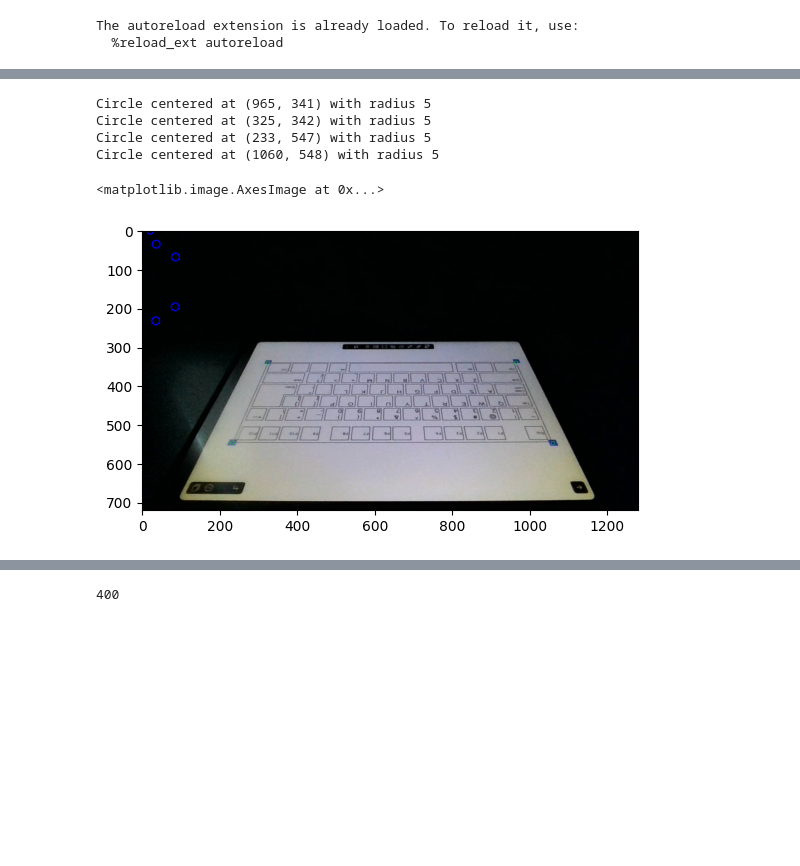
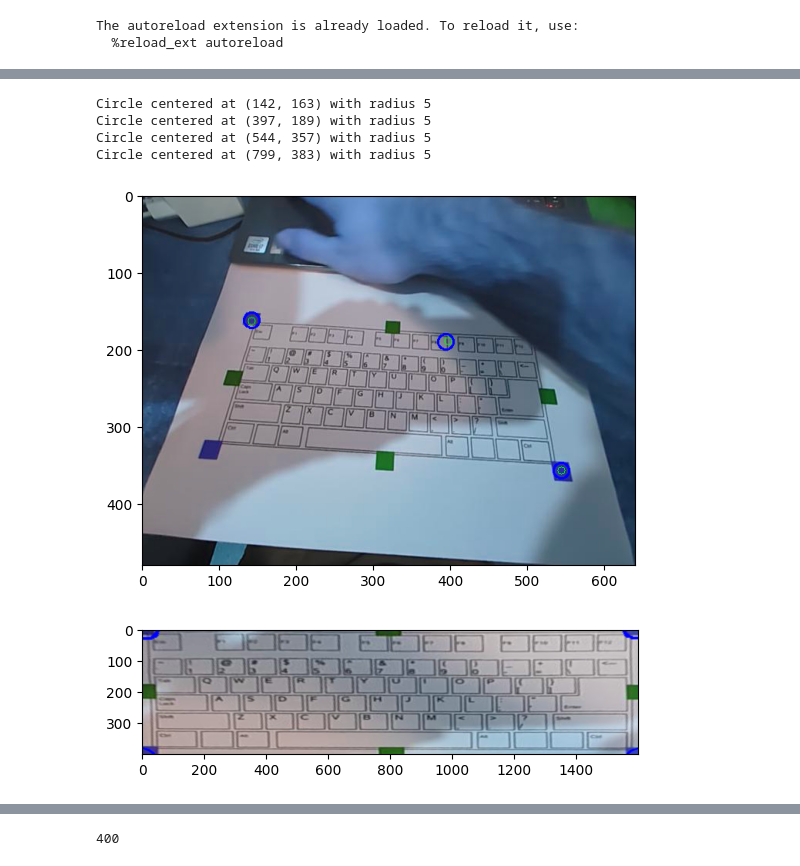
Before and after one commit to orslup/Project_A, a Jupyter notebook: manual_flow_test.ipynb, the cells around one changed output, grey strips where cells are left out. Drawn from its saved outputs; the diff is of its cells as text; code cells hidden in the pictures; blank space fills up the shorter version.

```diff
--- a/manual_flow_test.ipynb
+++ b/manual_flow_test.ipynb
@@ -78,0 +82,9 @@ keyboard_image = keyboard_segmentation._project_keyboard_image(image, keyboard_s
+# %%
+image_path = r'C:\Users\Reuven\PycharmProjects\ProjectA\papertest\frame_0160.png'
+image_path = r'C:\Users\Reuven\PycharmProjects\ProjectA\papertest\frame_0088.png'
+image = cv2.imread(image_path)
+# image = cv2.cvtColor(image, cv2.COLOR_BGR2RGB)
+plt.imshow(image)
+keyboard_segmentation.segment_keyboard(image)
+keyboard_segmentation.red_coordinates
+# keyboard_image = keyboard_segmentation._project_keyboard_image(image, keyboard_segmentation.homography_matrix)
@@ -78,0 +191,13 @@ keyboard_image = keyboard_segmentation._project_keyboard_image(image, keyboard_s
+# %%
+annotated_image = image.copy()
+annotated_image = cv2.cvtColor(annotated_image, cv2.COLOR_BGR2RGB)
+for (x, y, w, h) in objects:
+    has_white = has_white_border(image, x, y, w, h)
+    if has_white:
+        rgb_color = (0, 0, 255)
+        print(f"{has_white=} {x, y, w, h} {mean_pixels(image, x, y, w, h)=}")
+    else:
+        rgb_color = (255, 0, 0)
+    cv2.rectangle(annotated_image, (x, y), (x + w, y + h), rgb_color, 2)  # Red outline, thickness 2
+plt.imshow(annotated_image)
+plt.show()
@@ -79,5 +216,7 @@ keyboard_image = keyboard_segmentation._project_keyboard_image(image, keyboard_s
 # %%
+src_points, dst_points = keyboard_segmentation.get_matching_points(image, how='red')
+keyboard_segmentation.homography_matrix = keyboard_segmentation._compute_homography(src_points, dst_points)
 keyboard_image = keyboard_segmentation._project_keyboard_image(image, keyboard_segmentation.homography_matrix)
 print(f"{keyboard_segmentation._is_keyboard_image(keyboard_image)=}")
-keyboard_segmentation.red_coordinates
+plt.imshow(keyboard_image)
 # %% [output]
@@ -86,20 +227,25 @@ keyboard_segmentation._is_keyboard_image(keyboard_image)=True
 # %%
 # Iterate over each coordinate and draw a circle around it
 image_annotated = image.copy()
 for coord in keyboard_segmentation.red_coordinates:
     x, y = coord
     radius = 5
 
     # Draw circle around the point
     cv2.circle(image_annotated, (x, y), radius, (0, 255, 0), 1)  # green color
 
     # Print the coordinate points for reference
     print(f"Circle centered at ({x}, {y}) with radius {radius}")
 plt.imshow(image_annotated)
+plt.show()
+plt.imshow(keyboard_segmentation._keyboard_image_internal)
+plt.show()
+keyboard_image_internal = keyboard_segmentation._keyboard_image_internal.copy()
+# keyboard_image_internal = keyboard_image.copy()
 # %% [output]
-Circle centered at (965, 341) with radius 5
-Circle centered at (325, 342) with radius 5
-Circle centered at (233, 547) with radius 5
-Circle centered at (1060, 548) with radius 5
+Circle centered at (142, 163) with radius 5
+Circle centered at (397, 189) with radius 5
+Circle centered at (544, 357) with radius 5
+Circle centered at (799, 383) with radius 5
-<matplotlib.image.AxesImage at 0x...>
-[figure, old version]
+[figure, new version]
+[figure, added]
```
Also changed, not shown: parts of 13 cells of this notebook.
